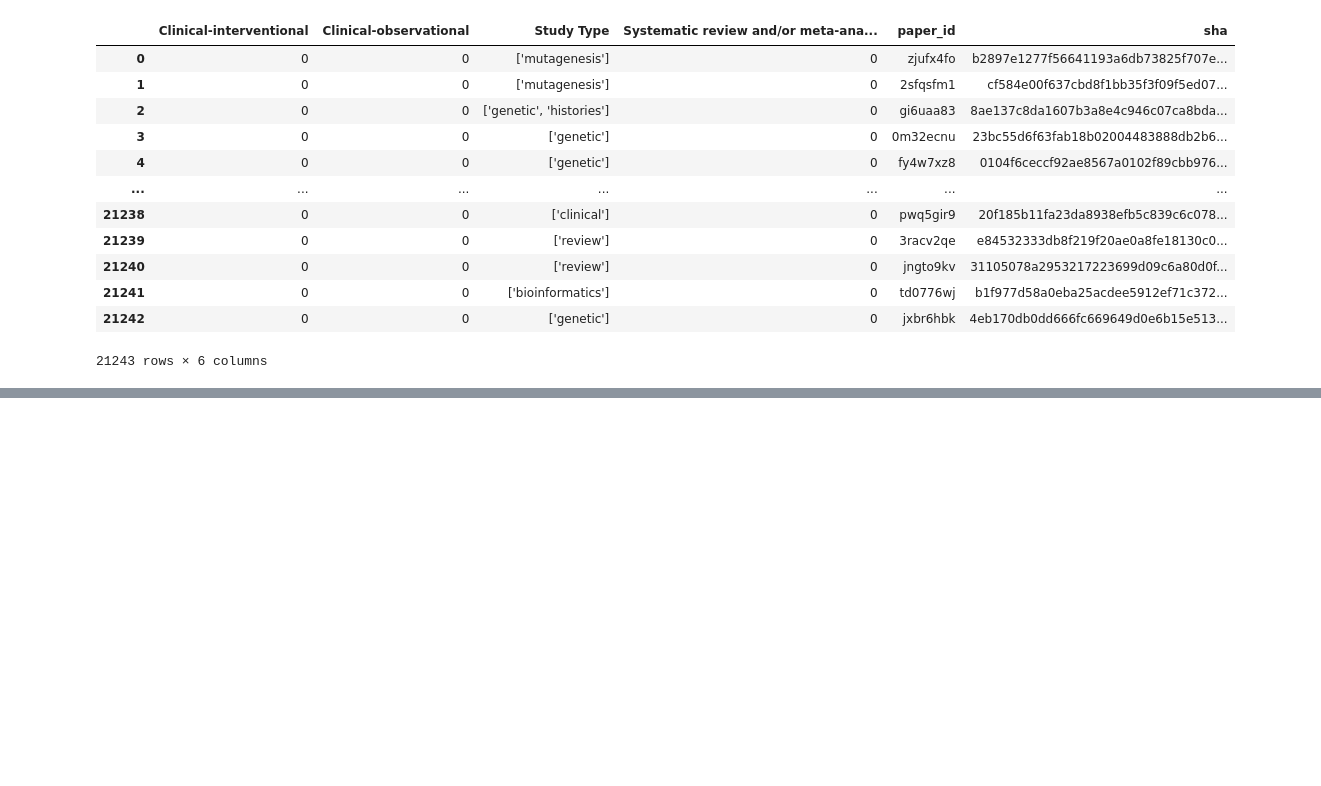
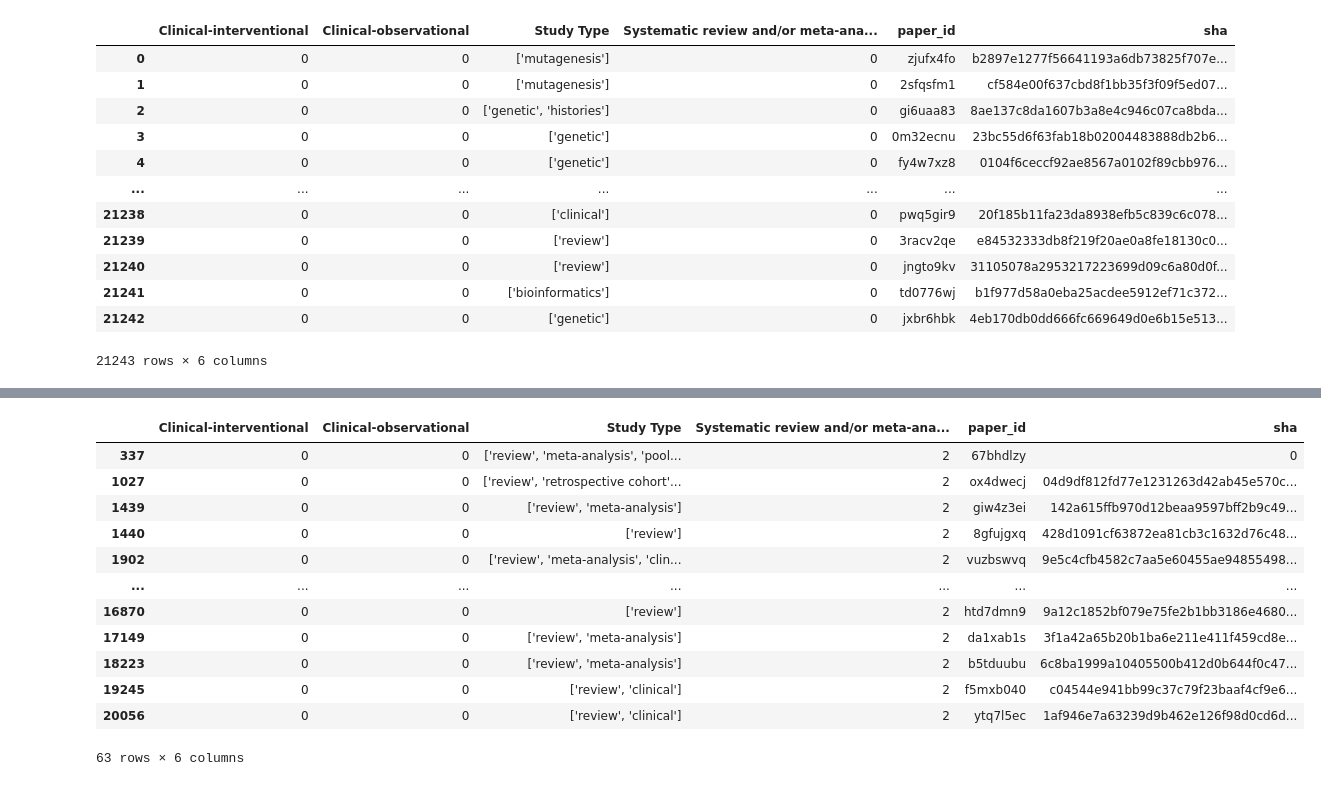
Before and after one commit to mindyng/Covid19, a Jupyter notebook: StudyTypeAnnotations.ipynb, the cells around one changed output, grey strips where cells are left out. Cells and saved outputs as stored; diff of their text form; code cells hidden in the pictures; blank space fills up the shorter version.

```diff
--- a/StudyTypeAnnotations.ipynb
+++ b/StudyTypeAnnotations.ipynb
@@ -619,0 +642,16 @@ pm_merge
+# %%
+pm_merge[pm_merge['Systematic review and/or meta-analysis'] > 1]
+# %% [output]
+|  | Clinical-interventional | Clinical-observational | Study Type | Systematic review and/or meta-ana... | paper_id | sha |
+| 337 | 0 | 0 | ['review', 'meta-analysis', 'pool... | 2 | 67bhdlzy | 0 |
+| 1027 | 0 | 0 | ['review', 'retrospective cohort'... | 2 | ox4dwecj | 04d9df812fd77e1231263d42ab45e570c... |
+| 1439 | 0 | 0 | ['review', 'meta-analysis'] | 2 | giw4z3ei | 142a615ffb970d12beaa9597bff2b9c49... |
+| 1440 | 0 | 0 | ['review'] | 2 | 8gfujgxq | 428d1091cf63872ea81cb3c1632d76c48... |
+| 1902 | 0 | 0 | ['review', 'meta-analysis', 'clin... | 2 | vuzbswvq | 9e5c4cfb4582c7aa5e60455ae94855498... |
+| ... | ... | ... | ... | ... | ... | ... |
+| 16870 | 0 | 0 | ['review'] | 2 | htd7dmn9 | 9a12c1852bf079e75fe2b1bb3186e4680... |
+| 17149 | 0 | 0 | ['review', 'meta-analysis'] | 2 | da1xab1s | 3f1a42a65b20b1ba6e211e411f459cd8e... |
+| 18223 | 0 | 0 | ['review', 'meta-analysis'] | 2 | b5tduubu | 6c8ba1999a10405500b412d0b644f0c47... |
+| 19245 | 0 | 0 | ['review', 'clinical'] | 2 | f5mxb040 | c04544e941bb99c37c79f23baaf4cf9e6... |
+| 20056 | 0 | 0 | ['review', 'clinical'] | 2 | ytq7l5ec | 1af946e7a63239d9b462e126f98d0cd6d... |
+63 rows × 6 columns
```
Also changed, not shown: parts of 11 cells of this notebook.
